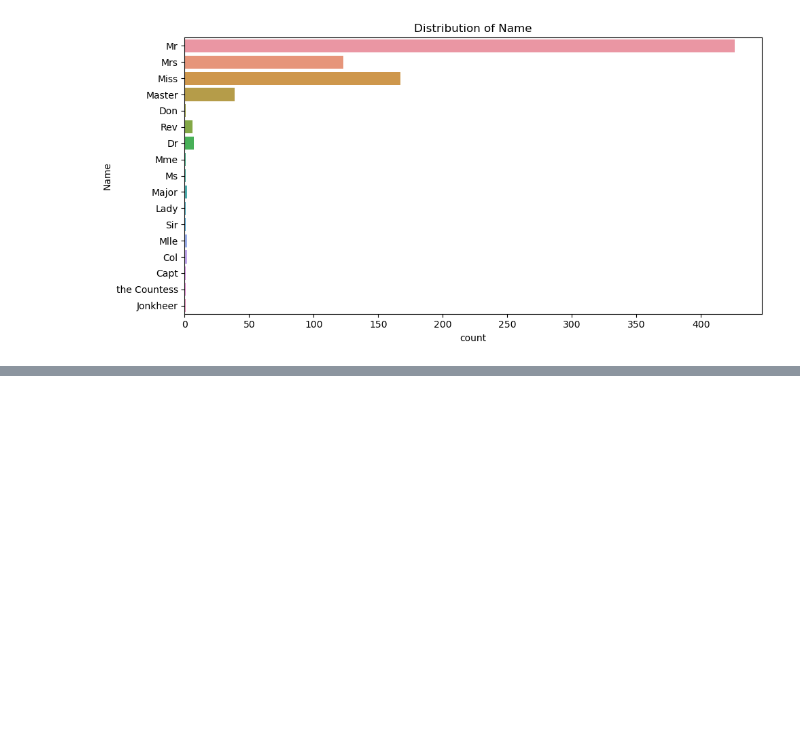
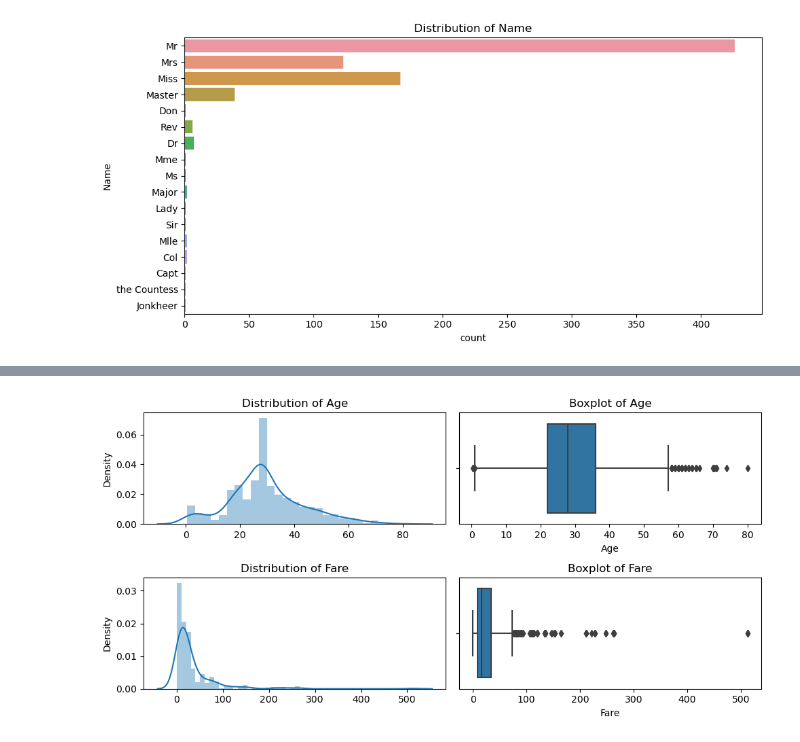
Before and after one commit to xxyyffyeah/CS181_Titanic, a Jupyter notebook: logistics.ipynb, the cells around one changed output, grey strips where cells are left out. Saved outputs shown, nothing was run; the diff lists cells and outputs as text; code cells hidden in the pictures; blank space fills up the shorter version.

```diff
--- a/logistics.ipynb
+++ b/logistics.ipynb
@@ -181,0 +164,15 @@ Name: Sex, Length: 782, dtype: object
+# %%
+plt.figure(figsize=(10,5))
+n=0
+for col in ['Age','Fare']:
+    n+=1
+    plt.subplot(2,2,n)
+    sns.distplot(x = train2[col])
+    plt.title(f'Distribution of {col}')
+    n+=1
+    plt.subplot(2,2,n)
+    sns.boxplot(x = train2[col])
+    plt.title(f'Boxplot of {col}')
+plt.tight_layout()
+# %% [output]
+[figure, added]
```
Also changed, not shown: parts of 9 cells of this notebook.
